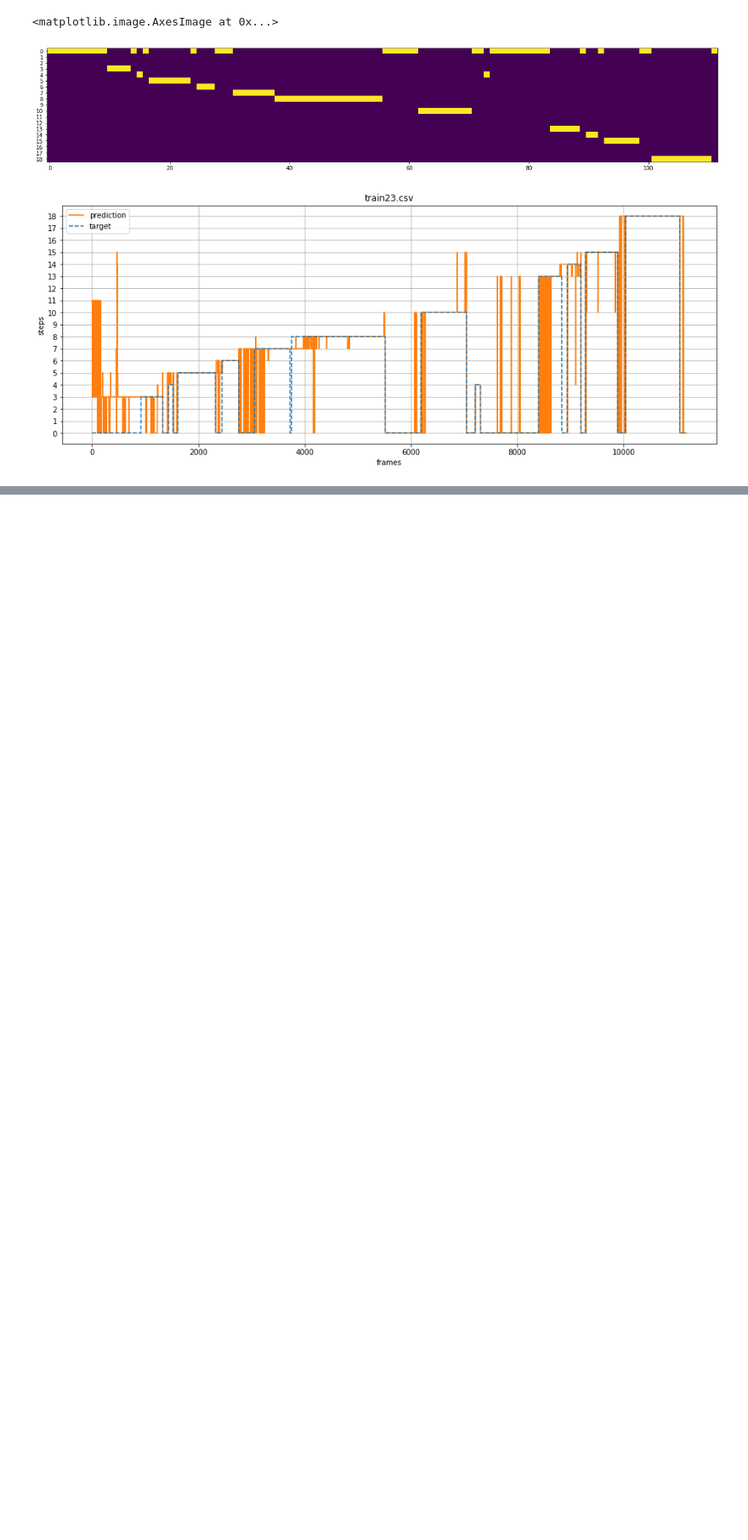
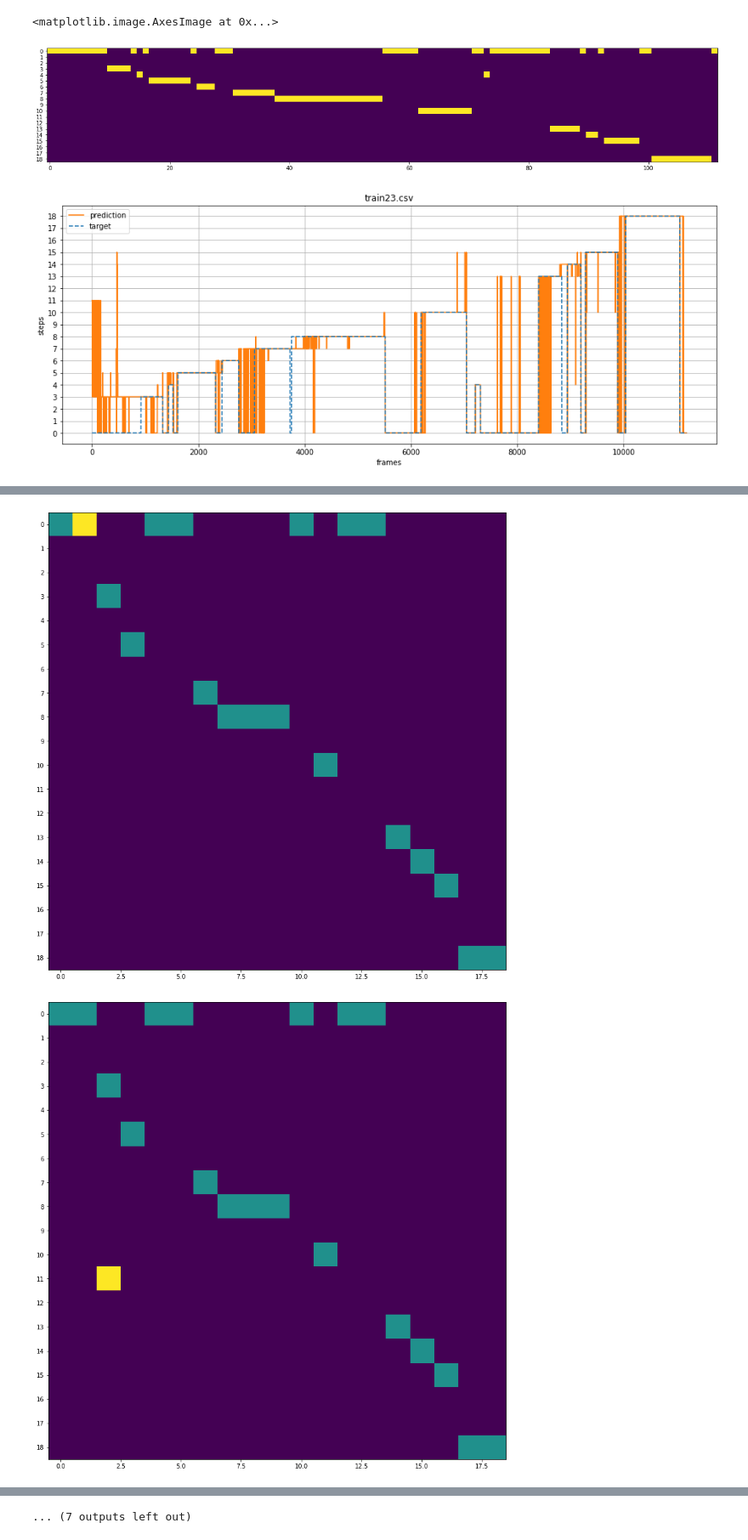
Before and after one commit to yumion/cataractsWorkflow, a Jupyter notebook: notebooks/validation_visalization.ipynb, the cells around one changed output, grey strips where cells are left out. Shown at 85% size. Drawn from its saved outputs; the diff is of its cells as text; code cells hidden in the pictures; blank space fills up the shorter version.

```diff
--- a/notebooks/validation_visalization.ipynb
+++ b/notebooks/validation_visalization.ipynb
@@ -93,0 +200,3 @@ plt.show()
+# %%
+env = ProcedureMaze(target_csv, skip_frame=600)
+env.action_space.n
@@ -93,0 +205,18 @@ plt.show()
+# %%
+frames = []
+for episode in range(1):
+    state = env.reset()
+    frames.append(env.render(mode='human'))
+    print(state)
+    done = False
+    steps = 0
+    while not done:
+        action = np.random.randint(env.action_space.n)
+        state, reward, done, _ = env.step(action)
+        frames.append(env.render(mode='human'))
+        print(state, reward)
+        steps += 1
+
+#         if steps > 100:
+#             break
+env.close()
@@ -93,0 +243,9 @@ plt.show()
+# %%
+for frame in frames[:]:
+    plt.figure(figsize=(22, 14))
+    plt.yticks(np.arange(0, 19, 1))
+    plt.imshow(frame.T)
+    plt.show()
+# %% [output]
+[figure, added]
+[figure, added]
@@ -93,0 +262 @@ plt.show()
+... (7 outputs left out)
```
Also changed, not shown: parts of 8 cells of this notebook, 2 other files.
